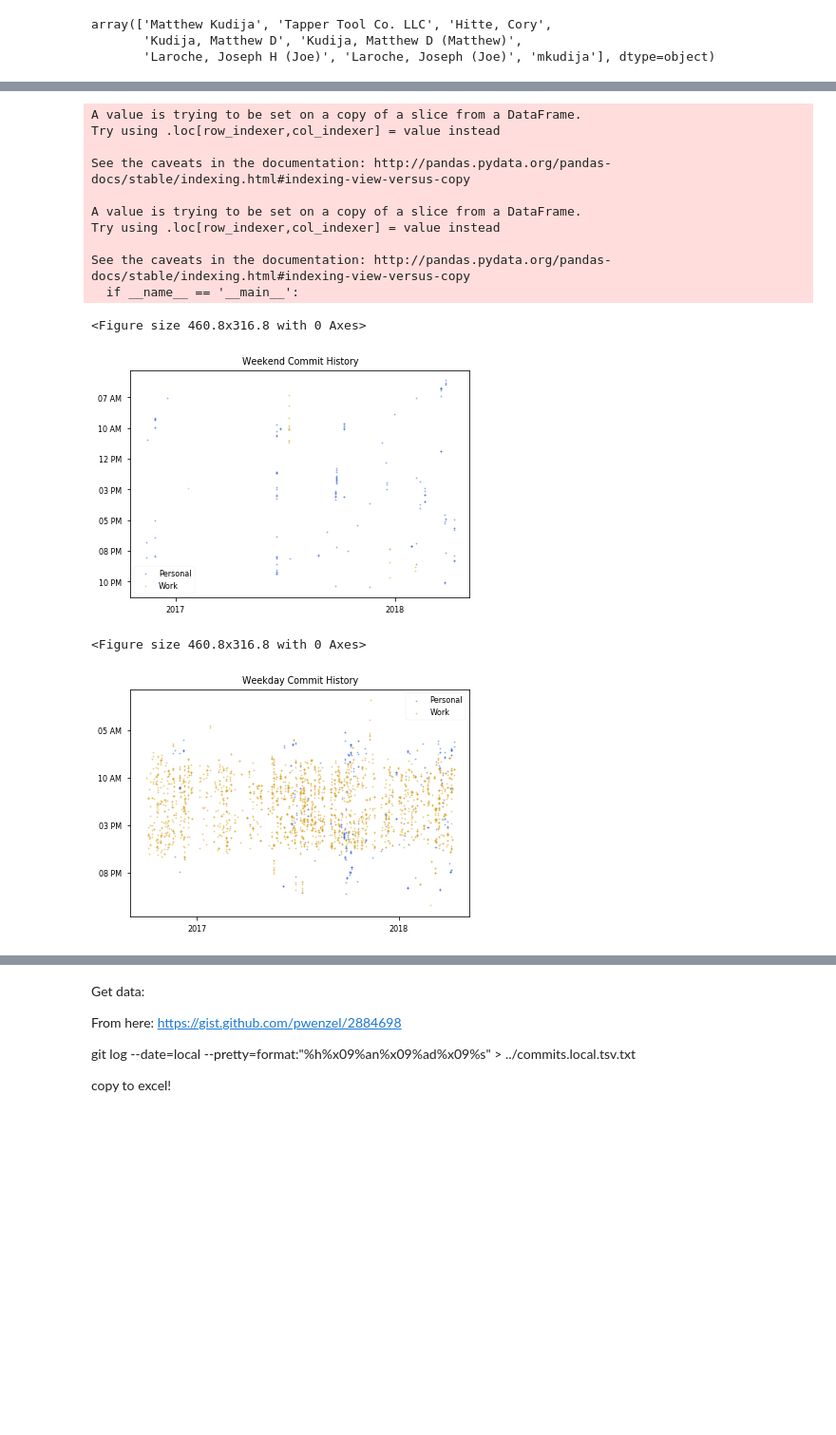
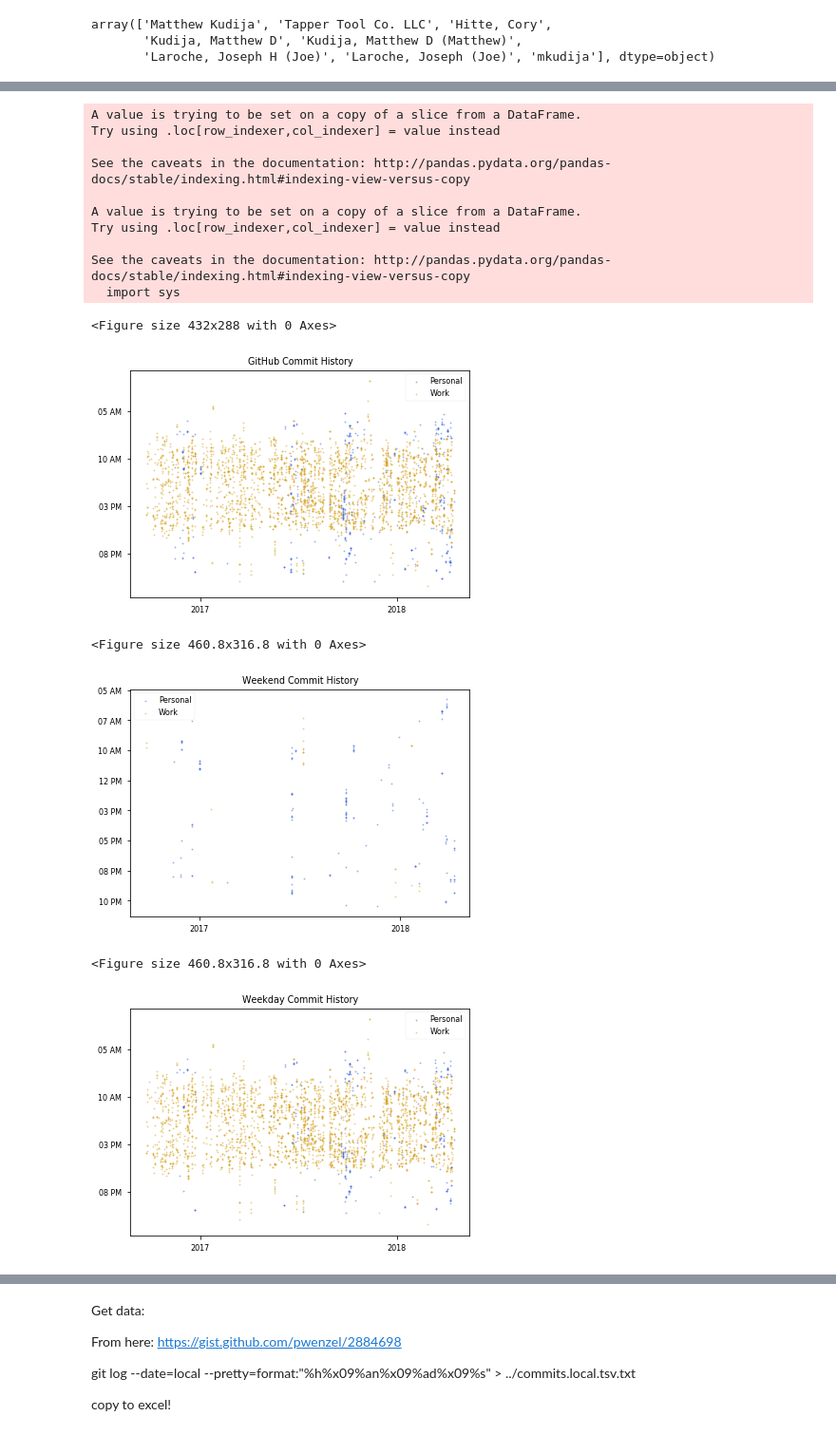
Before and after one commit to mkudija/GitHub-Commits, a Jupyter notebook: github_heatmap.ipynb, the cells around one changed output, grey strips where cells are left out. Shown at 95% size. Drawn from its saved outputs; the diff is of its cells as text; code cells hidden in the pictures; blank space fills up the shorter version.

```diff
--- a/github_heatmap.ipynb
+++ b/github_heatmap.ipynb
@@ -113,13 +112,10 @@ plot_commits('Commit_History_weekdays.png', 'Weekday Commit History', dfPlot)
 def plot_commits_scatter(savePath, title, df):
     # https://jellis18.github.io/post/2018-01-17-mail-analysis/
     fig = plt.figure()
-#     ax = fig.add_subplot(111)
-#     ax.grid()
     plt.style.use('seaborn-paper')
 
     df['timeofday'] = df['DateTime'].apply(lambda x: x.hour + x.minute/60 + x.second/3600)
     df['year'] = df['DateTime'].apply(lambda x: x.year + x.dayofyear/365.25)
-
 
     dfPlot = df[df['Category']=='Personal']
     ax = dfPlot.plot.scatter('year', 'timeofday', s=2, alpha=0.5, color='#4169E1', label='Personal')
@@ -144,35 +140,41 @@ def plot_commits_scatter(savePath, title, df):
 #     ax.xaxis.set_major_formatter(yearsFmt)
 #     ax.xaxis.set_minor_formatter(moFmt)
 
     import datetime
     import numpy as np
 
     import matplotlib.ticker as ticker
     majors = [2016, 2017, 2018]
     ax.xaxis.set_major_locator(ticker.FixedLocator(majors))
     ax.xaxis.set_minor_locator(ticker.NullLocator())
 
     ax.set_yticklabels([datetime.datetime.strptime(str(int(np.mod(ts, 24))), "%H").strftime("%I %p")
                             for ts in ax.get_yticks()]);
     ax.invert_yaxis()
     plt.savefig(savePath, bbox='tight', dpi=300)
 
+# dfPlot = df.copy()
+plot_commits_scatter('Commit_History_scatter.png', 'GitHub Commit History', df)
 dfPlot = df[df['BusinessDay']==False]
+# dfPlot = dfPlot[dfPlot['BusinessDay']==False]
 plot_commits_scatter('Commit_History_weekends_scatter.png', 'Weekend Commit History', dfPlot)
+# dfPlot = dfPlot[dfPlot['BusinessDay']==True]
 dfPlot = df[df['BusinessDay']==True]
 plot_commits_scatter('Commit_History_weekdays_scatter.png', 'Weekday Commit History', dfPlot)
 # %% [output]
 A value is trying to be set on a copy of a slice from a DataFrame.
 Try using .loc[row_indexer,col_indexer] = value instead
 
 See the caveats in the documentation: http://pandas.pydata.org/pandas-docs/stable/indexing.html#indexing-view-versus-copy
 
 A value is trying to be set on a copy of a slice from a DataFrame.
 Try using .loc[row_indexer,col_indexer] = value instead
 
 See the caveats in the documentation: http://pandas.pydata.org/pandas-docs/stable/indexing.html#indexing-view-versus-copy
-  if __name__ == '__main__':
+  import sys
-<Figure size 460.8x316.8 with 0 Axes>
+<Figure size 432x288 with 0 Axes>
-[figure, old version]
+[figure, new version]
 <Figure size 460.8x316.8 with 0 Axes>
-[figure, old version]
+[figure, new version]
+<Figure size 460.8x316.8 with 0 Axes>
+[figure, added]
```
Also changed, not shown: parts of 5 cells of this notebook, 6 other files.
